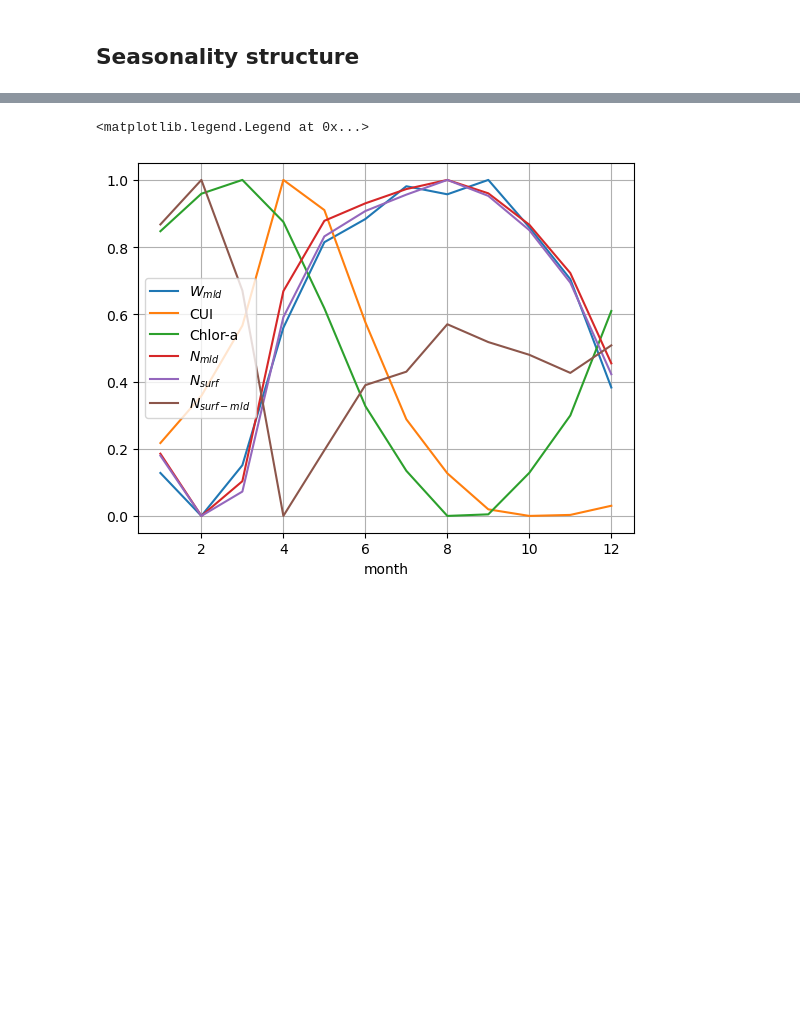
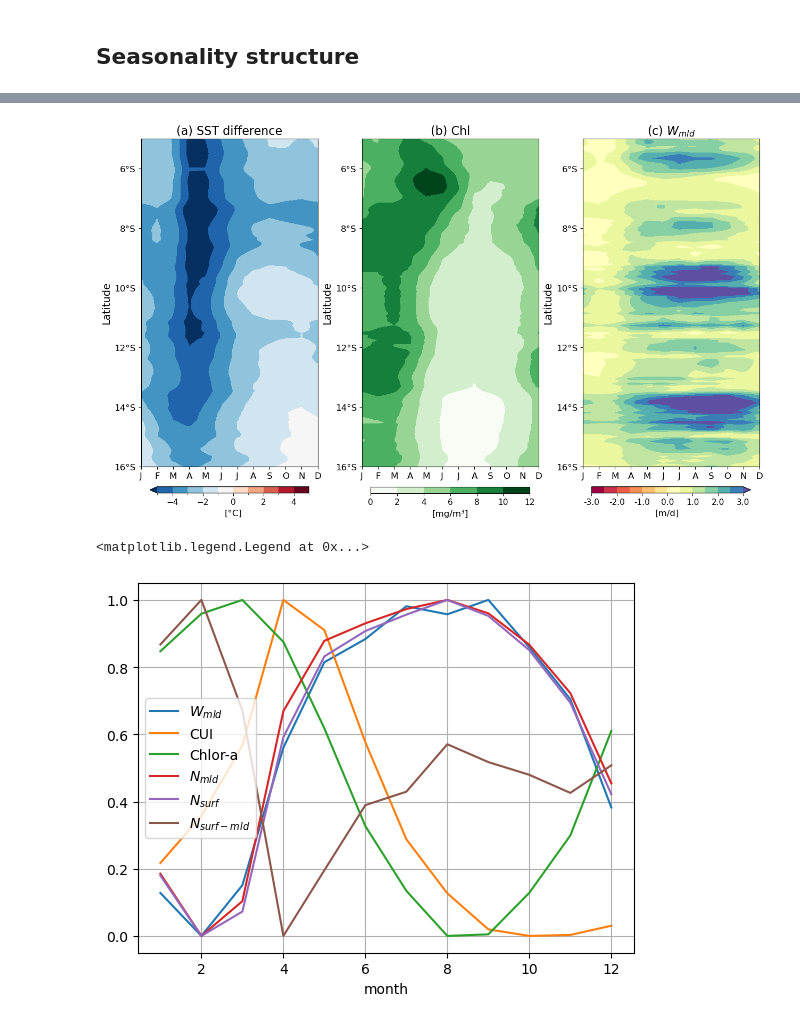
Before and after one commit to danliba/Upwelling_paper, a Jupyter notebook: Bio_upwelling.ipynb, the cells around one changed output, grey strips where cells are left out. Cells and saved outputs as stored; diff of their text form; code cells hidden in the pictures; blank space fills up the shorter version.

Commit message:
Updates paper

```diff
--- a/Bio_upwelling.ipynb
+++ b/Bio_upwelling.ipynb
@@ -760,3 +1224,81 @@ plt.show()
+# %%
+# Figure with 3 columns
+WMLD_plot = seasonality((WMLD_ds_.WMLD*86400).mean('lon',skipna=True))
+from cmocean import cm
+
+rolls = 3
+from matplotlib.ticker import FixedLocator
+fig, ax = plt.subplots(1, 3, figsize=(15, 8), sharex=True)
+plt.subplots_adjust(hspace=0.3, wspace=0.25)
+
+# 1) SST
+cf1 = CUI_in_season.sel(lat=slice(-17, -4)).rolling(lat=rolls, center=True).mean().plot.contourf(
+    x='month', y='lat', cmap='RdBu_r', ax=ax[0], add_colorbar=False, vmin=-5,vmax=5,levels=11
+)
+ax[0].set_title('(a) SST difference', fontsize=16)
+ax[0].set_ylabel('Latitude', fontsize=14)
+
+# 2) Chlorophyll
+cf2 = chl_season.chla.sel(lat=slice(-17, -4)).mean(dim='lon', skipna=True).rolling(lat=rolls, center=True).mean().plot.contourf(
+    x='month', y='lat', cmap='Greens', ax=ax[1], add_colorbar=False
+)
+ax[1].set_title('(b) Chl', fontsize=16)
+ax[1].set_ylabel('Latitude', fontsize=14)
+
+# 3) Wmld
+vmin, vmax = -3, 3
+norm = TwoSlopeNorm(vmin=vmin, vcenter=0, vmax=vmax)
+levels = np.linspace(vmin, vmax, 13)
+cf3 = WMLD_plot.sel(lat=slice(-17, -4)).rolling(lat=rolls, center=True).mean().plot.contourf(
+    x='month', y='lat', cmap='Spectral', norm=norm, levels=levels,
+    add_colorbar=False, ax=ax[2]
+)
+ax[2].set_title('(c) $W_{mld}$', fontsize=16)
+ax[2].set_ylabel('Latitude', fontsize=14)
+
+# -------- Add horizontal colorbars below each axis --------
+from matplotlib.ticker import FormatStrFormatter
+
+def add_horizontal_cbar(fig, mappable, ax, label, shrink=0.9, pad_frac=0.08, fmt=None):
+    left, bottom, width, height = ax.get_position().bounds
+    cbar_h = 0.015
+    cax = fig.add_axes([left + (1 - shrink) * width / 2, bottom - pad_frac * height, width * shrink, cbar_h])
+    cbar = fig.colorbar(mappable, cax=cax, orientation='horizontal')
+    if fmt is not None:
+        cbar.ax.xaxis.set_major_formatter(FormatStrFormatter(fmt))
+    cbar.set_label(label, fontsize=12)
+    cbar.ax.tick_params(labelsize=11)
+    return cbar
+
+add_horizontal_cbar(fig, cf1, ax[0], '[°C]')
+add_horizontal_cbar(fig, cf2, ax[1], '[mg/m³]')
+# round Wmld colorbar ticks to 1 decimal
+add_horizontal_cbar(fig, cf3, ax[2], '[m/d]', fmt='%.1f')
+
+# -------- Format axes --------
+# Set identical latitude limits so the upper tick is 5°S
+for a in ax:
+    # Show lat from 16°S up to 5°S (no inversion)
+    a.set_ylim(-16, -5)
+
+    # Custom ticks: start at -16, end at -6, or include -5 if you want
+    yticks = np.arange(-16, -4, 2)   # [-16, -14, ..., -6]
+    # If you prefer to include -5 explicitly, use:
+    # yticks = np.concatenate([np.arange(-16, -6, 2), [-5]])
+
+    a.yaxis.set_major_locator(FixedLocator(yticks))
+    a.set_yticklabels([f"{-y:.0f}°S" for y in yticks], fontsize=12)
+
+months = ['J','F','M','A','M','J','J','A','S','O','N','D']
+for a in ax:
+    a.set_xticks(range(1, 13))
+    a.set_xticklabels(months, fontsize=12)
+    a.set_xlabel('')
+
+# plt.savefig('Figures/paper/EBUS_season.png', dpi=300, bbox_inches='tight')
+plt.show()
+# %% [output]
+[figure, added]
 # %%
 
 normalize(wmld.sel(lat=slice(-16, -5)).mean(dim='lat')).plot(label='$W_{mld}$')
```
Also changed, not shown: parts of 39 cells of this notebook, 10 other files.
